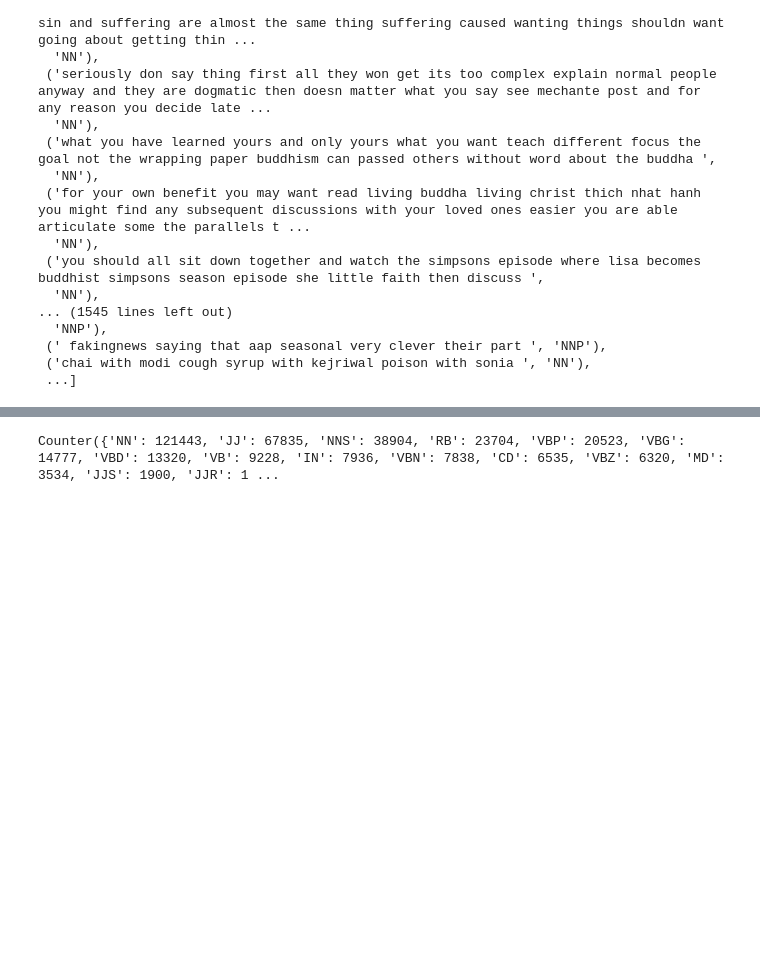
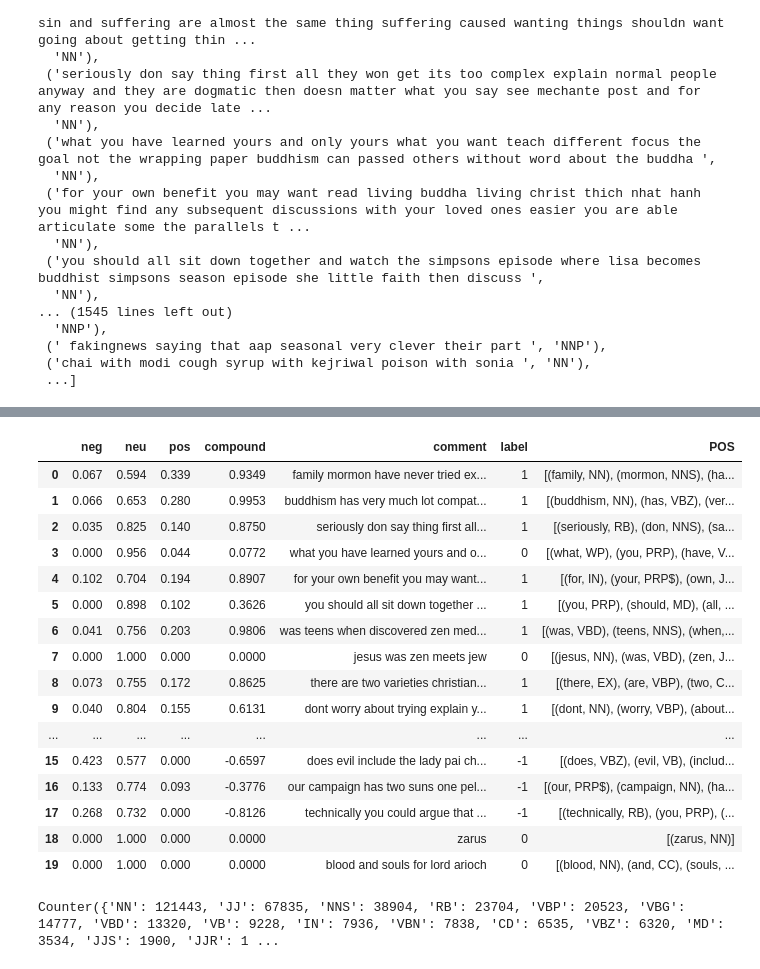
Before and after one commit to Hillary577/Springboard, a Jupyter notebook: capstone1_reddit_comments/reddit_data_wrangling.ipynb, the cells around one changed output, grey strips where cells are left out. Cells and saved outputs as stored; diff of their text form; code cells hidden in the pictures; blank space fills up the shorter version.

```diff
--- a/capstone1_reddit_comments/reddit_data_wrangling.ipynb
+++ b/capstone1_reddit_comments/reddit_data_wrangling.ipynb
@@ -595,3 +655,23 @@ from nltk import RegexpParser
+# %%
+df.head(20)
+# %% [output]
+|  | neg | neu | pos | compound | comment | label | POS |
+| 0 | 0.067 | 0.594 | 0.339 | 0.9349 | family mormon have never tried ex... | 1 | [(family, NN), (mormon, NNS), (ha... |
+| 1 | 0.066 | 0.653 | 0.280 | 0.9953 | buddhism has very much lot compat... | 1 | [(buddhism, NN), (has, VBZ), (ver... |
+| 2 | 0.035 | 0.825 | 0.140 | 0.8750 | seriously don say thing first all... | 1 | [(seriously, RB), (don, NNS), (sa... |
+| 3 | 0.000 | 0.956 | 0.044 | 0.0772 | what you have learned yours and o... | 0 | [(what, WP), (you, PRP), (have, V... |
+| 4 | 0.102 | 0.704 | 0.194 | 0.8907 | for your own benefit you may want... | 1 | [(for, IN), (your, PRP$), (own, J... |
+| 5 | 0.000 | 0.898 | 0.102 | 0.3626 | you should all sit down together ... | 1 | [(you, PRP), (should, MD), (all, ... |
+| 6 | 0.041 | 0.756 | 0.203 | 0.9806 | was teens when discovered zen med... | 1 | [(was, VBD), (teens, NNS), (when,... |
+| 7 | 0.000 | 1.000 | 0.000 | 0.0000 | jesus was zen meets jew | 0 | [(jesus, NN), (was, VBD), (zen, J... |
+| 8 | 0.073 | 0.755 | 0.172 | 0.8625 | there are two varieties christian... | 1 | [(there, EX), (are, VBP), (two, C... |
+| 9 | 0.040 | 0.804 | 0.155 | 0.6131 | dont worry about trying explain y... | 1 | [(dont, NN), (worry, VBP), (about... |
+| ... | ... | ... | ... | ... | ... | ... | ... |
+| 15 | 0.423 | 0.577 | 0.000 | -0.6597 | does evil include the lady pai ch... | -1 | [(does, VBZ), (evil, VB), (includ... |
+| 16 | 0.133 | 0.774 | 0.093 | -0.3776 | our campaign has two suns one pel... | -1 | [(our, PRP$), (campaign, NN), (ha... |
+| 17 | 0.268 | 0.732 | 0.000 | -0.8126 | technically you could argue that ... | -1 | [(technically, RB), (you, PRP), (... |
+| 18 | 0.000 | 1.000 | 0.000 | 0.0000 | zarus | 0 | [(zarus, NN)] |
+| 19 | 0.000 | 1.000 | 0.000 | 0.0000 | blood and souls for lord arioch | 0 | [(blood, NN), (and, CC), (souls, ... |
 # %%
 # POS tagging - positive words
 pos_lines = list(df[df.label == 1].comment)
```
Also changed, not shown: parts of 12 cells of this notebook.
